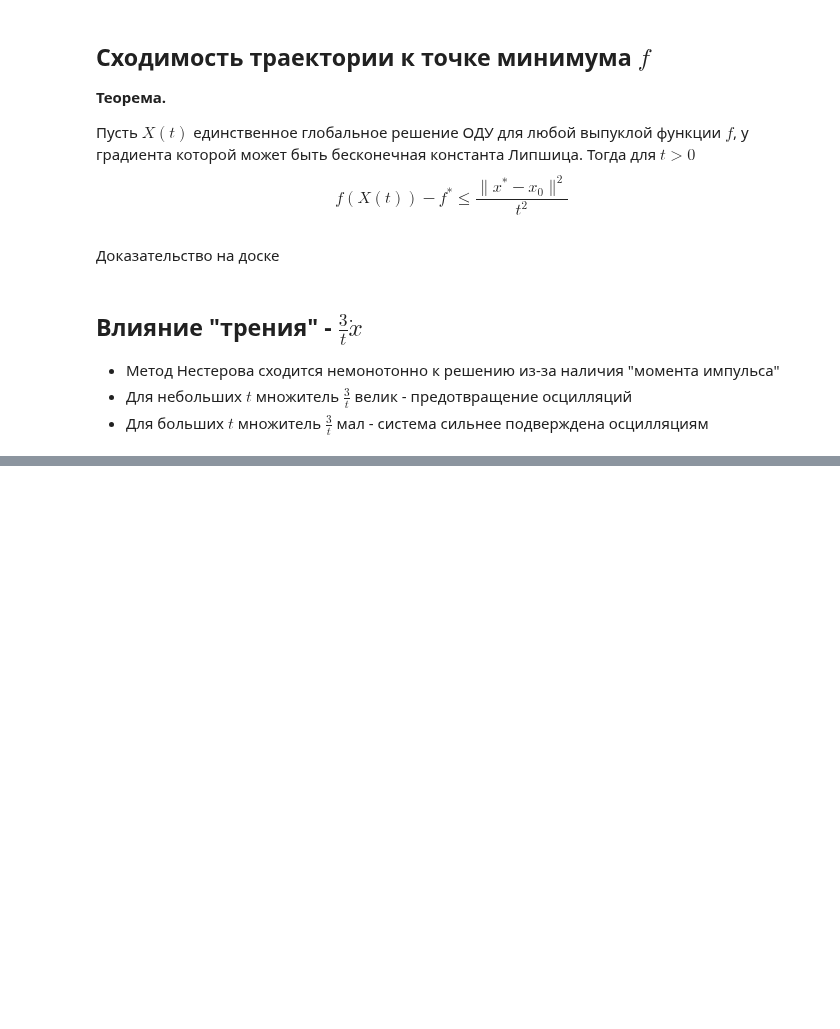
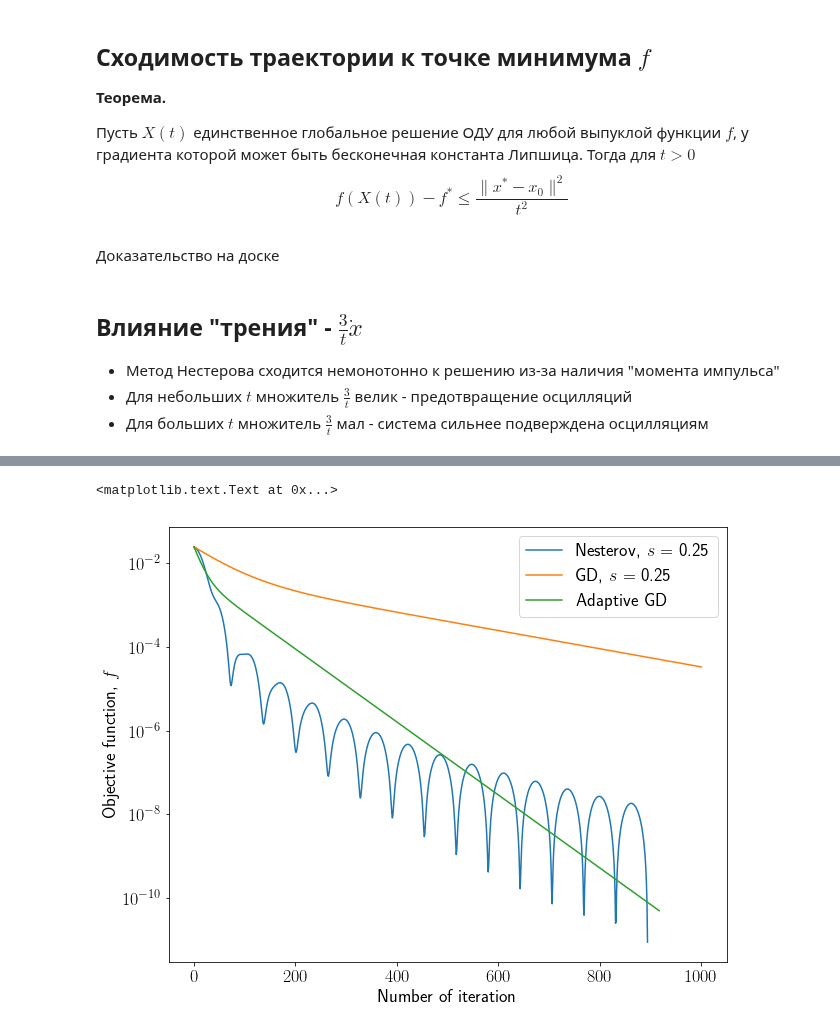
Before and after one commit to amkatrutsa/optimization_course, a Jupyter notebook: ODE4NesterovAcc/ODE4NesterovAcc.ipynb, the cells around one changed output, grey strips where cells are left out. Saved outputs shown, nothing was run; the diff lists cells and outputs as text; code cells hidden in the pictures; blank space fills up the shorter version.

```diff
--- a/ODE4NesterovAcc/ODE4NesterovAcc.ipynb
+++ b/ODE4NesterovAcc/ODE4NesterovAcc.ipynb
@@ -134,0 +143,6 @@ $$
+# %%
+def gradf(x):
+    return np.array([0.04 * x[0], 0.01 * x[1]])
+
+def f(x):
+    return 0.02 * x[0]**2 + 0.005 * x[1]**2
@@ -134,0 +240,13 @@ $$
+# %%
+plt.figure(figsize=(10, 8))
+plt.semilogy([f(x) for x in hist_acc], label="Nesterov, $s$ = {}".format(s))
+plt.semilogy([f(x) for x in hist_gd], label="GD, $s$ = {}".format(s))
+plt.semilogy([f(x) for x in hist_adapt_gd], label="Adaptive GD")
+plt.legend(fontsize=18)
+plt.xticks(fontsize=18)
+plt.yticks(fontsize=18)
+plt.xlabel("Number of iteration", fontsize=18)
+plt.ylabel("Objective function, $f$", fontsize=18)
+# %% [output]
+<matplotlib.text.Text at 0x...>
+[figure, added]
```
Also changed, not shown: parts of 8 cells of this notebook.
